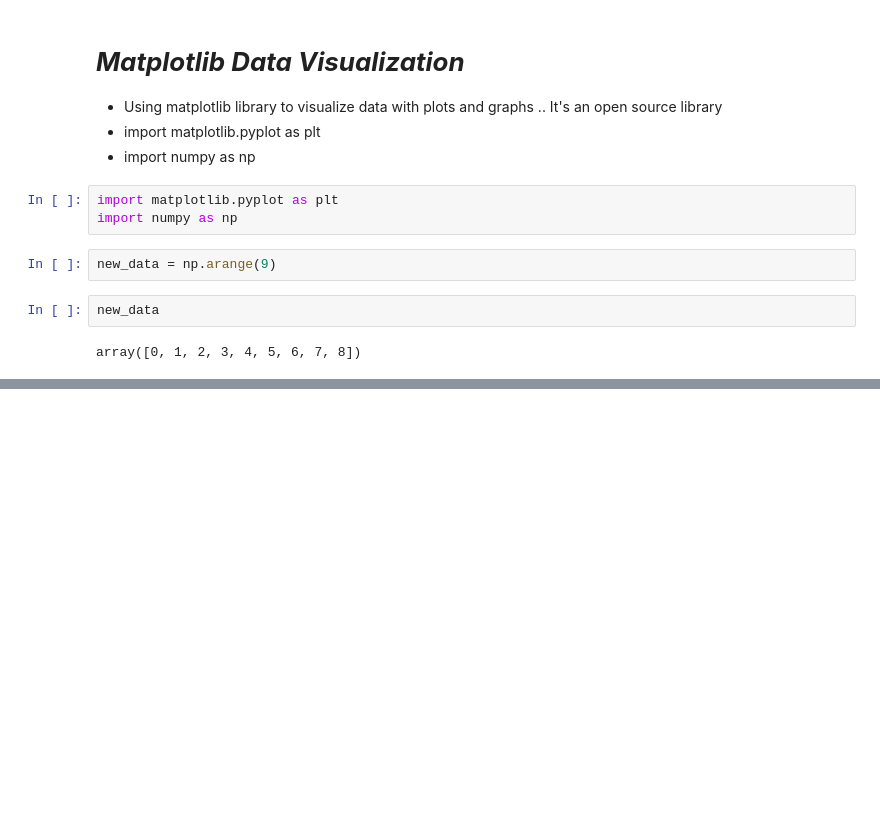
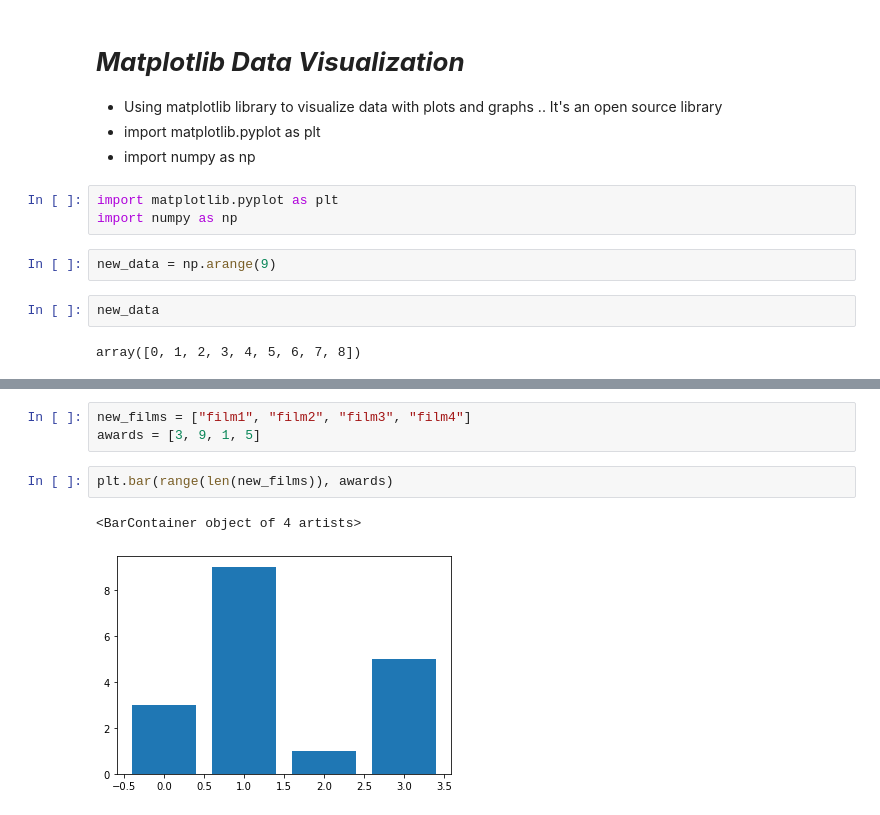
Before and after one commit to muhammadrisma/Data-Science-Python, a Jupyter notebook: Matplotlib.ipynb, the cells around one changed output, grey strips where cells are left out. Cells and saved outputs as stored; diff of their text form; blank space fills up the shorter version.

```diff
--- a/Matplotlib.ipynb
+++ b/Matplotlib.ipynb
@@ -25,0 +51,8 @@ plt.plot(new_data)
+# %%
+new_films = ["film1", "film2", "film3", "film4"]
+awards = [3, 9, 1, 5]
+# %%
+plt.bar(range(len(new_films)), awards)
+# %% [output]
+<BarContainer object of 4 artists>
+[figure, added]
```
Also changed, not shown: parts of 17 cells of this notebook.
